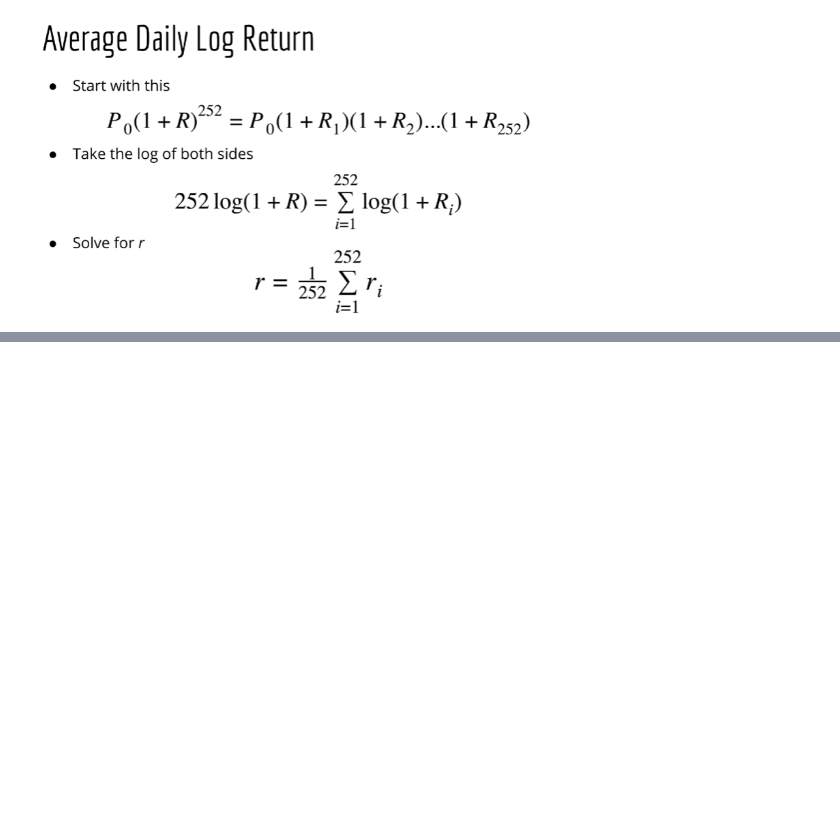
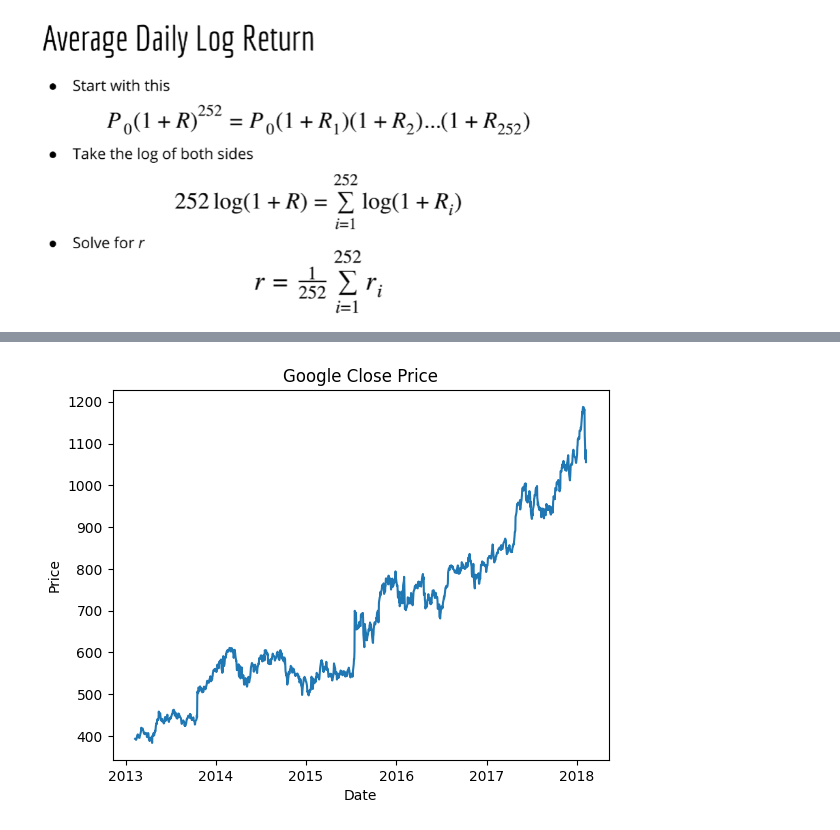
Before and after one commit to sidchakravarty/lazyprogrammer_financial_engineering, a Jupyter notebook: 2. Python/1. Financial Basics.ipynb, the cells around one changed output, grey strips where cells are left out. Cells and saved outputs as stored; diff of their text form; code cells hidden in the pictures; blank space fills up the shorter version.

```diff
--- a/2. Python/1. Financial Basics.ipynb
+++ b/2. Python/1. Financial Basics.ipynb
@@ -443,0 +497,4 @@ Image("../1. Images/Returns - 9.png", width = 500, height = 500)
+# %%
+df_google = df_sp500.loc[df_sp500['Name'] == 'GOOGL', ['date', 'close']].copy()
+df_google.set_index('date', inplace=True)
+df_google.head()
@@ -443,0 +509,10 @@ Image("../1. Images/Returns - 9.png", width = 500, height = 500)
+# %%
+# Plot Google's Close price; use the dataframe index as the x-axis
+
+plt.plot(df_google.index, df_google['close'])
+plt.title('Google Close Price')
+plt.xlabel('Date')
+plt.ylabel('Price')
+plt.show()
+# %% [output]
+[figure, added]
```
Also changed, not shown: parts of 23 cells of this notebook, 2 other files.
